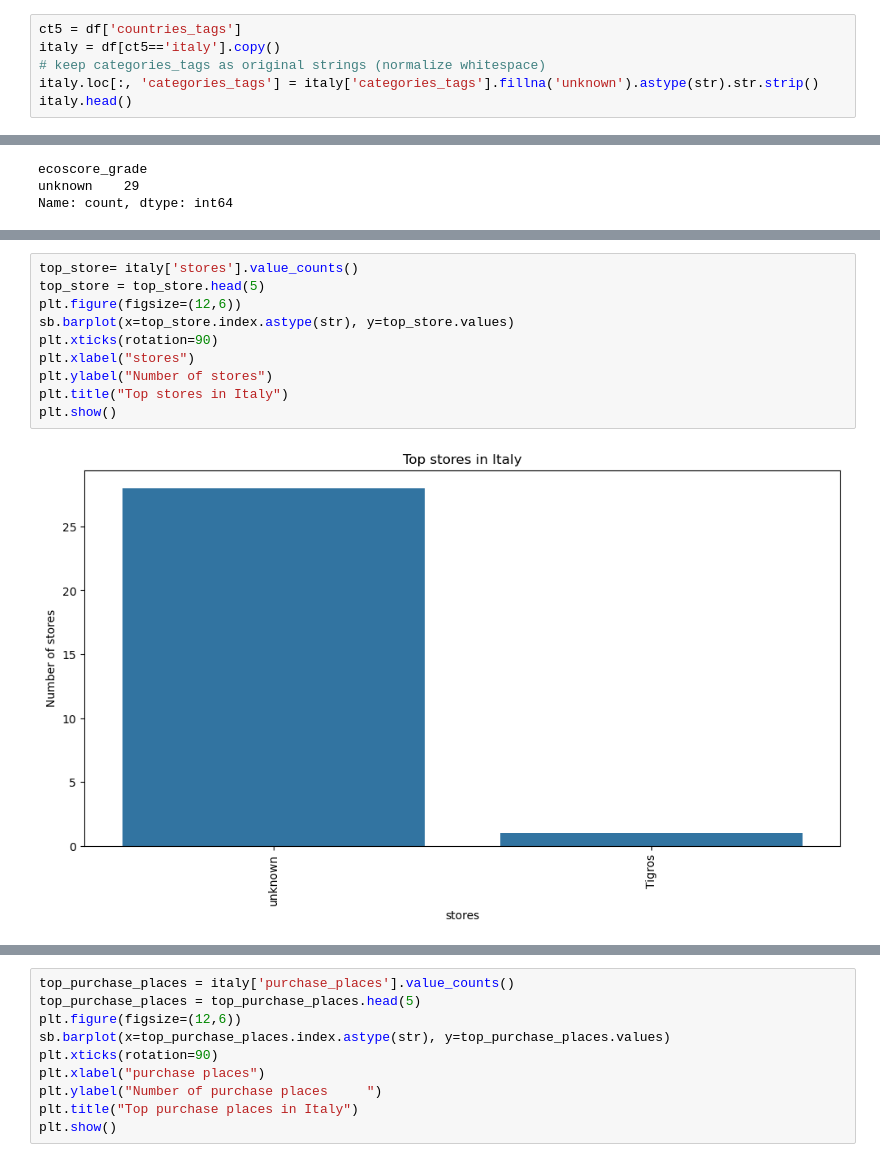
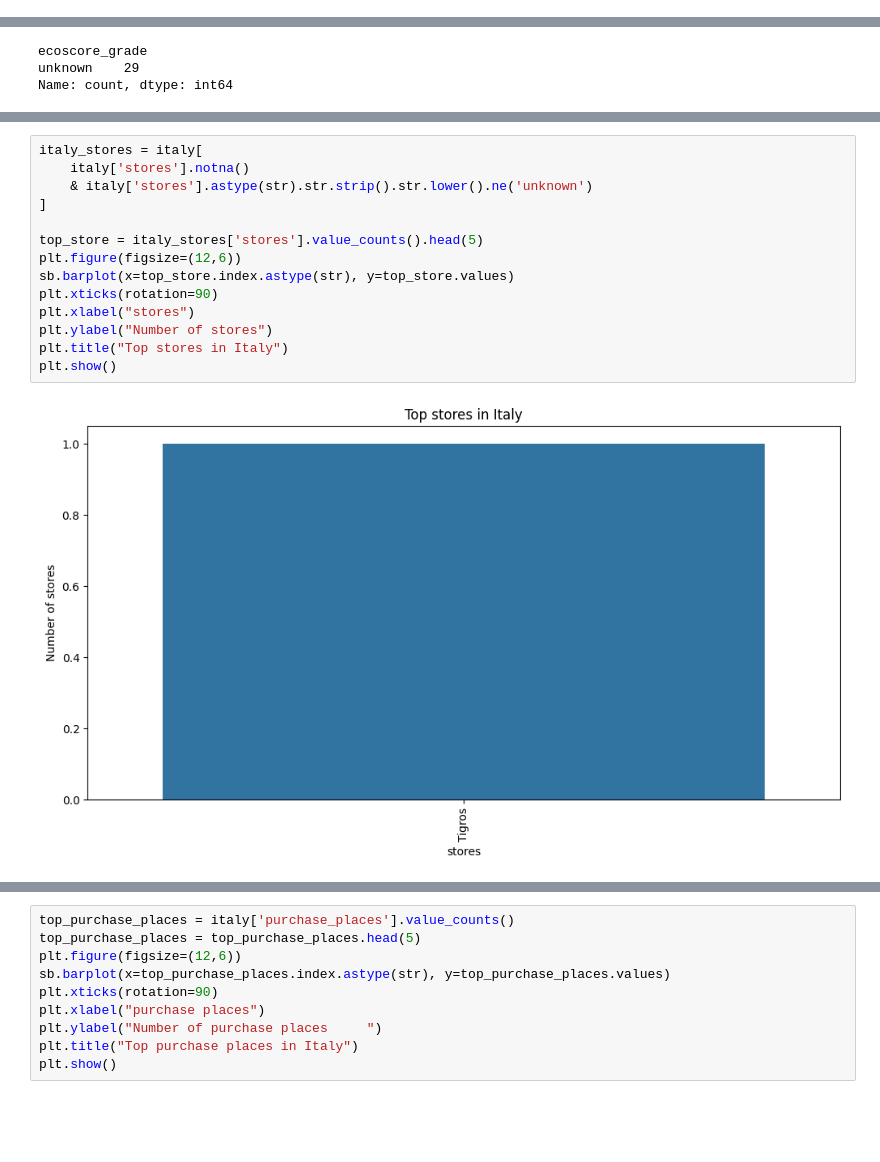
Before and after one commit to Codon-s/cpg-product-intelligence, a Jupyter notebook: SB_schweppes_analysis.ipynb, the cells around one changed output, grey strips where cells are left out. Cells and saved outputs as stored; diff of their text form; blank space fills up the shorter version.

```diff
--- a/SB_schweppes_analysis.ipynb
+++ b/SB_schweppes_analysis.ipynb
@@ -2781,9 +1433,3 @@ italy
 | 1499 | 9010496000393 | Schweppes | unknown | unknown | italy | unknown | unknown | ... |
 | 1548 | 8014396004070 | Pompelno Schweppes | unknown | unknown | italy | plastic | unknown | ... |
 | 1573 | 8014396004179 | Schweppes zero agrum | unknown | unknown | italy | unknown | unknown | ... |
-# %%
-ct5 = df['countries_tags']
-italy = df[ct5=='italy'].copy()
-# keep categories_tags as original strings (normalize whitespace)
-italy.loc[:, 'categories_tags'] = italy['categories_tags'].fillna('unknown').astype(str).str.strip()
-italy.head()
@@ -3094,12 +1553,16 @@ pd.crosstab(index=italy.product_name,columns=italy.packaging_tags,margins=True)
 # %%
-top_store= italy['stores'].value_counts()
-top_store = top_store.head(5)
+italy_stores = italy[
+    italy['stores'].notna()
+    & italy['stores'].astype(str).str.strip().str.lower().ne('unknown')
+]
+
+top_store = italy_stores['stores'].value_counts().head(5)
 plt.figure(figsize=(12,6))
 sb.barplot(x=top_store.index.astype(str), y=top_store.values)
 plt.xticks(rotation=90)
 plt.xlabel("stores")
 plt.ylabel("Number of stores")
 plt.title("Top stores in Italy")
 plt.show()
 # %% [output]
-[figure, old version]
+[figure, new version]
```
Also changed, not shown: parts of 274 cells of this notebook.
